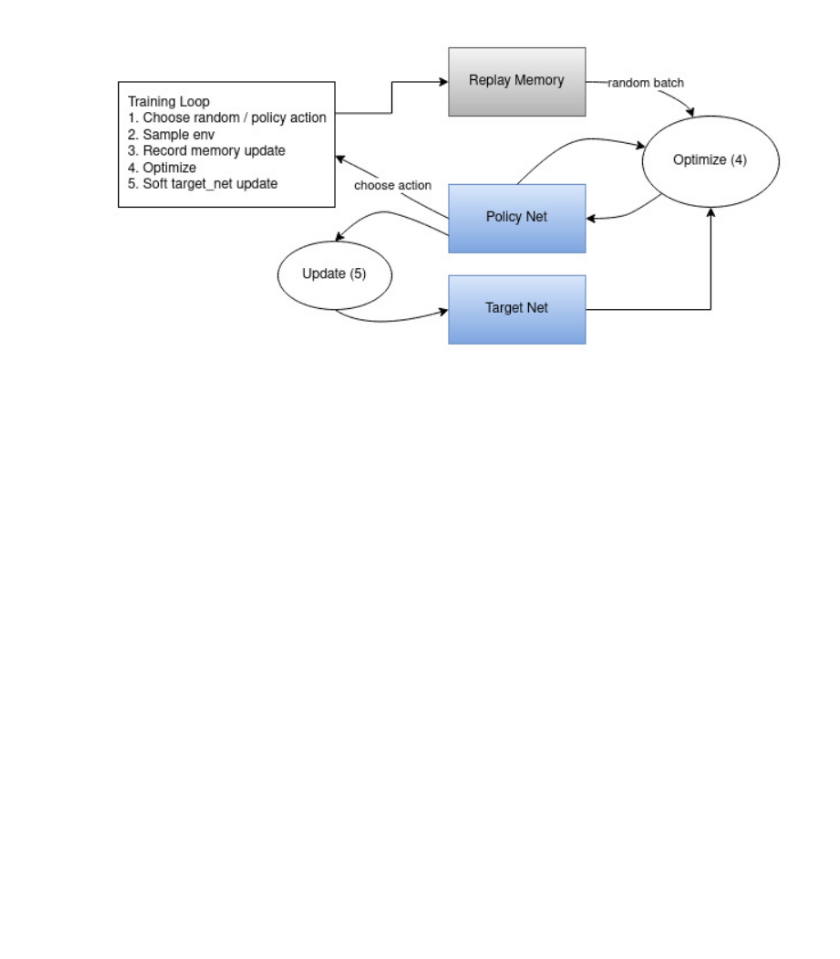
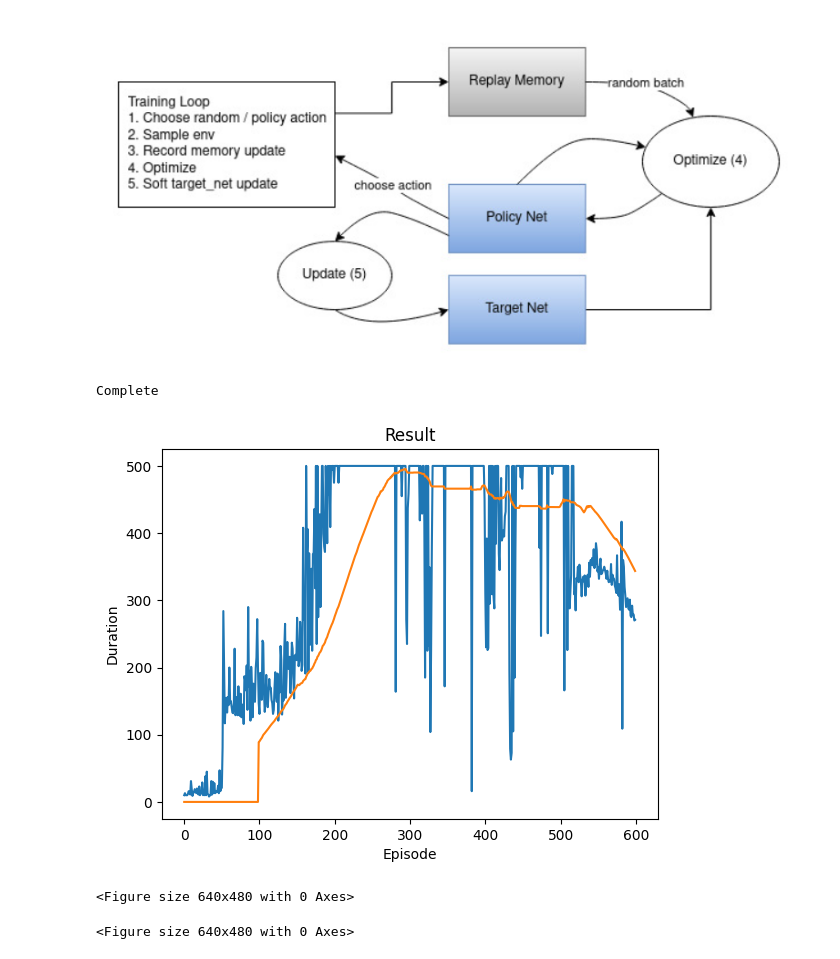
Before and after one commit to Fox-King777/fox_den, a Jupyter notebook: cartpole/cartpole_qnet.ipynb, the cells around one changed output. Saved outputs shown, nothing was run; the diff lists cells and outputs as text; code cells hidden in the pictures; blank space fills up the shorter version.

```diff
--- a/cartpole/cartpole_qnet.ipynb
+++ b/cartpole/cartpole_qnet.ipynb
@@ -15,40 +15,9 @@ env = gym.make('CartPole-v1', render_mode='rgb_array')
 agent = DQNAgent(env.observation_space.shape[0], env.action_space.n)
 # %%
 # set up matplotlib
-is_ipython = 'inline' in matplotlib.get_backend()
-if is_ipython:
-    from IPython import display
-
-plt.ion()
+setup_matplotlib()
 
 episode_durations = []
-
-
-def plot_durations(show_result=False):
-    plt.figure(1)
-    durations_t = torch.tensor(episode_durations, dtype=torch.float)
-    if show_result:
-        plt.title('Result')
-    else:
-        plt.clf()
-        plt.title('Training...')
-    plt.xlabel('Episode')
-    plt.ylabel('Duration')
-    plt.plot(durations_t.numpy())
-    # Take 100 episode averages and plot them too
-    if len(durations_t) >= 100:
-        means = durations_t.unfold(0, 100, 1).mean(1).view(-1)
-        means = torch.cat((torch.zeros(99), means))
-        plt.plot(means.numpy())
-
-    plt.pause(0.001)  # pause a bit so that plots are updated
-    if is_ipython:
-        if not show_result:
-            display.display(plt.gcf())
-            display.clear_output(wait=True)
-        else:
-            display.display(plt.gcf())
-
 
 num_episodes = 600 if torch.cuda.is_available() or torch.backends.mps.is_available() else 50
 
@@ -66,32 +35,37 @@ for _i_episode in range(num_episodes):
             next_state = None
         else:
             next_state = torch.tensor(observation, dtype=torch.float32, device=DEVICE).unsqueeze(0)
 
         # Store the transition in memory
         agent.memory.push(state, action, next_state, reward)
 
         # Move to the next state
         state = next_state
 
         # Perform one step of the optimization (on the policy network)
         agent.update_model()
 
         # Soft update of the target network's weights
         # θ′ ← τ θ + (1 −τ )θ′
         target_net_state_dict = agent.target_net.state_dict()
         policy_net_state_dict = agent.policy_net.state_dict()
         for key in policy_net_state_dict:
             target_net_state_dict[key] = policy_net_state_dict[key] * TAU + target_net_state_dict[
                 key
             ] * (1 - TAU)
         agent.target_net.load_state_dict(target_net_state_dict)
 
         if done:
             episode_durations.append(t + 1)
-            plot_durations()
+            plot_durations(episode_durations)
             break
 
 print('Complete')
-plot_durations(show_result=True)
+plot_durations(episode_durations, show_result=True)
 plt.ioff()
 plt.show()
+# %% [output]
+Complete
+[figure, added]
+<Figure size 640x480 with 0 Axes>
+<Figure size 640x480 with 0 Axes>
```
Also changed, not shown: parts of 3 cells of this notebook, 7 other files.
